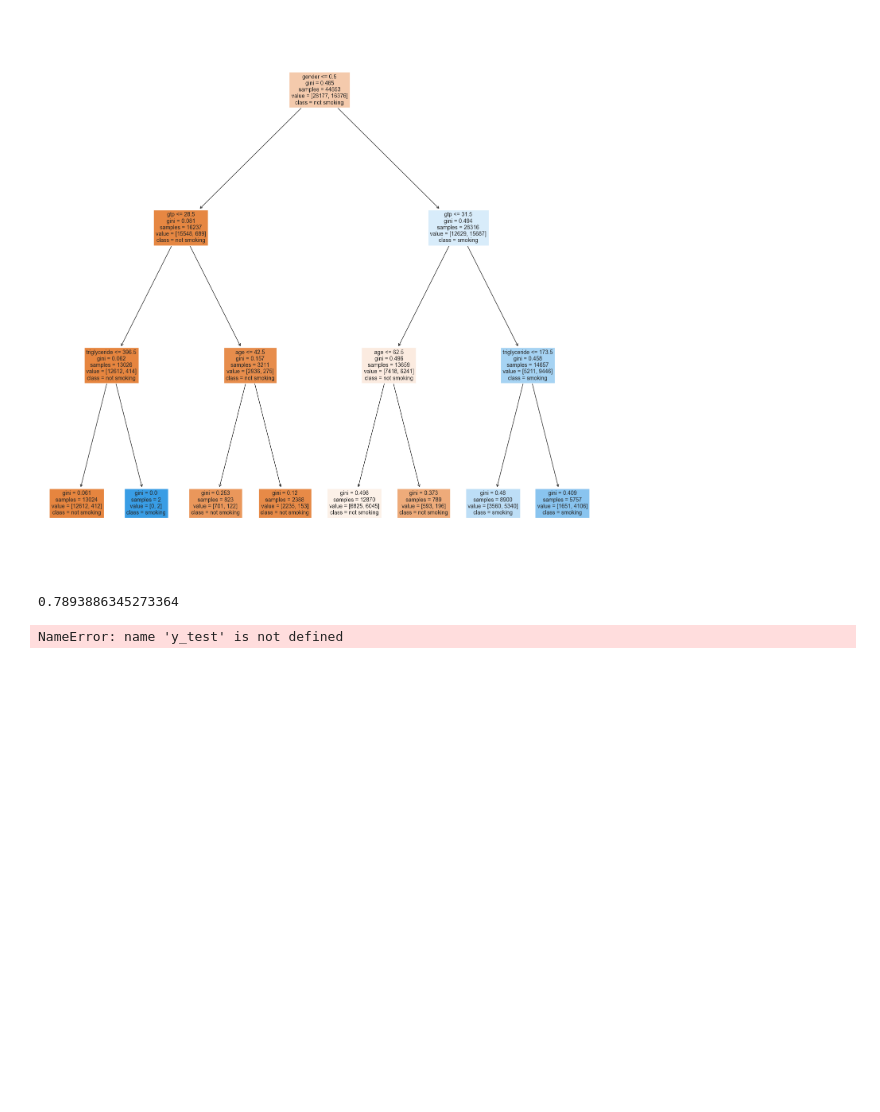
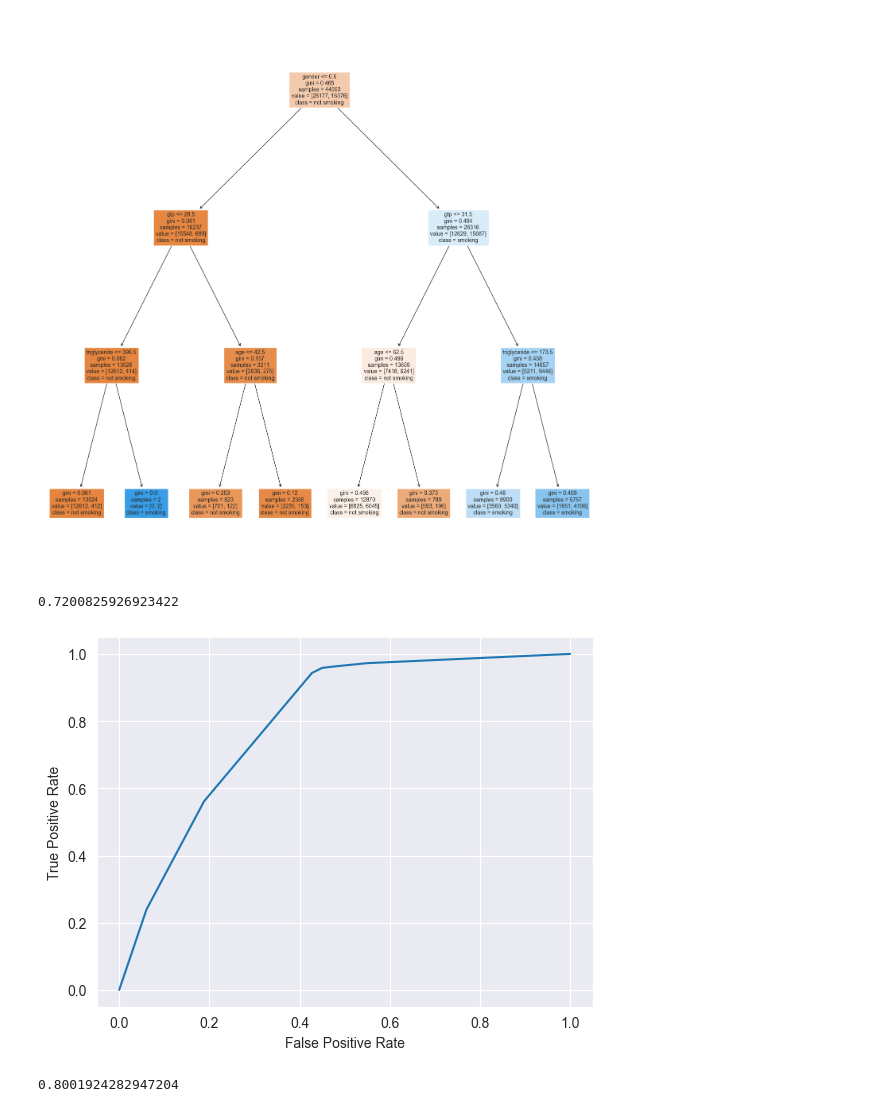
Before and after one commit to balooooooooo/machine_learning_1_coursework, a Jupyter notebook: modelling.ipynb, the cells around one changed output. Drawn from its saved outputs; the diff is of its cells as text; code cells hidden in the pictures; blank space fills up the shorter version.

```diff
--- a/modelling.ipynb
+++ b/modelling.ipynb
@@ -119,16 +148,19 @@ matplotlib.pyplot.savefig('decisionTree.png')
 # %% [output]
 [figure]
 # %%
-decision_tree = DecisionTreeClassifier()
+decision_tree = DecisionTreeClassifier(max_depth = 3)
 treemodel = decision_tree.fit(X_train, Y_train)
 predictions_tree = treemodel.predict(X_test)
-accuracy_score(test["smoking"], predictions_tree)
+accuracy_score(Y_test, predictions_tree)
 # %% [output]
-0.7893886345273364
+0.7200825926923422
 # %%
-#keep probabilities for the positive outcome only
 y_pred_dt_prob = treemodel.predict_proba(X_test.values)[:,1]
-fpr, tpr, _thresholds  = roc_curve(y_test, y_pred_dt_prob, pos_label=treemodel.classes_[1])
+fpr, tpr, _thresholds  = roc_curve(Y_test, y_pred_dt_prob, pos_label=treemodel.classes_[1])
 roc_display = RocCurveDisplay(fpr=fpr, tpr=tpr).plot()
 # %% [output]
-NameError: name 'y_test' is not defined
+[figure, added]
+# %%
+roc_auc_score(Y_test, y_pred_dt_prob)
+# %% [output]
+0.8001924282947204
```
Also changed, not shown: parts of 12 cells of this notebook.
